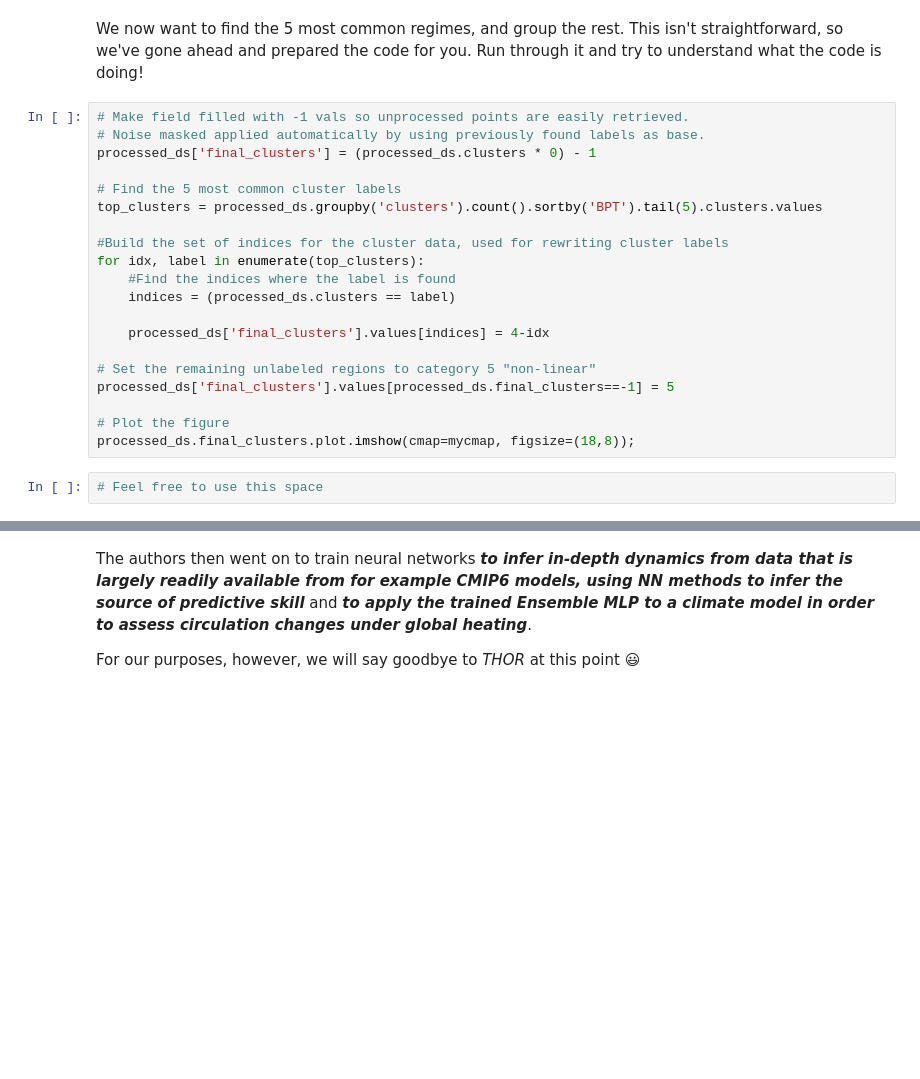
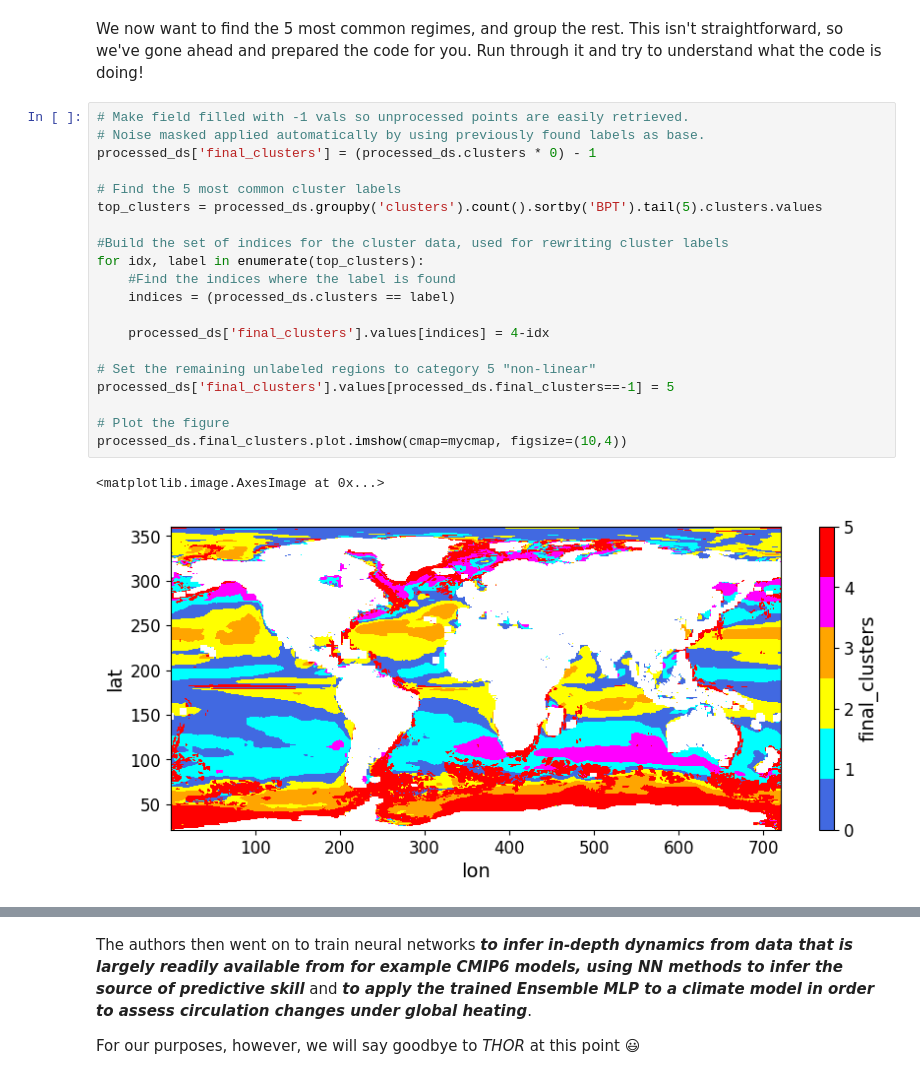
Before and after one commit to adrienabbet/2025_ML_EES, a Jupyter notebook: notebook_ml/S4_3_THOR.ipynb, the cells around one changed output, grey strips where cells are left out. Cells and saved outputs as stored; diff of their text form; blank space fills up the shorter version.

```diff
--- a/notebook_ml/S4_3_THOR.ipynb
+++ b/notebook_ml/S4_3_THOR.ipynb
@@ -364,25 +391,26 @@ We now want to find the 5 most common regimes, and group the rest. This isn't st
 # %%
 # Make field filled with -1 vals so unprocessed points are easily retrieved.
 # Noise masked applied automatically by using previously found labels as base.
 processed_ds['final_clusters'] = (processed_ds.clusters * 0) - 1
 
 # Find the 5 most common cluster labels
 top_clusters = processed_ds.groupby('clusters').count().sortby('BPT').tail(5).clusters.values
 
 #Build the set of indices for the cluster data, used for rewriting cluster labels
 for idx, label in enumerate(top_clusters):
     #Find the indices where the label is found
     indices = (processed_ds.clusters == label)
 
     processed_ds['final_clusters'].values[indices] = 4-idx
 
 # Set the remaining unlabeled regions to category 5 "non-linear"
 processed_ds['final_clusters'].values[processed_ds.final_clusters==-1] = 5
 
 # Plot the figure
-processed_ds.final_clusters.plot.imshow(cmap=mycmap, figsize=(18,8));
+processed_ds.final_clusters.plot.imshow(cmap=mycmap, figsize=(10,4))
+# %% [output]
+<matplotlib.image.AxesImage at 0x...>
+[figure, added]
-# %%
-# Feel free to use this space
 # %% [markdown]
 Compare it to the regimes found in the paper:
 <img src='https://unils-my.sharepoint.com/:i:/g/personal/tom_beucler_unil_ch/EehuR9cUfaJImrw4DCAzDPoBiGuG7R3Ys6453Umi1cN_OQ?download=1'>
```
Also changed, not shown: parts of 12 cells of this notebook.
